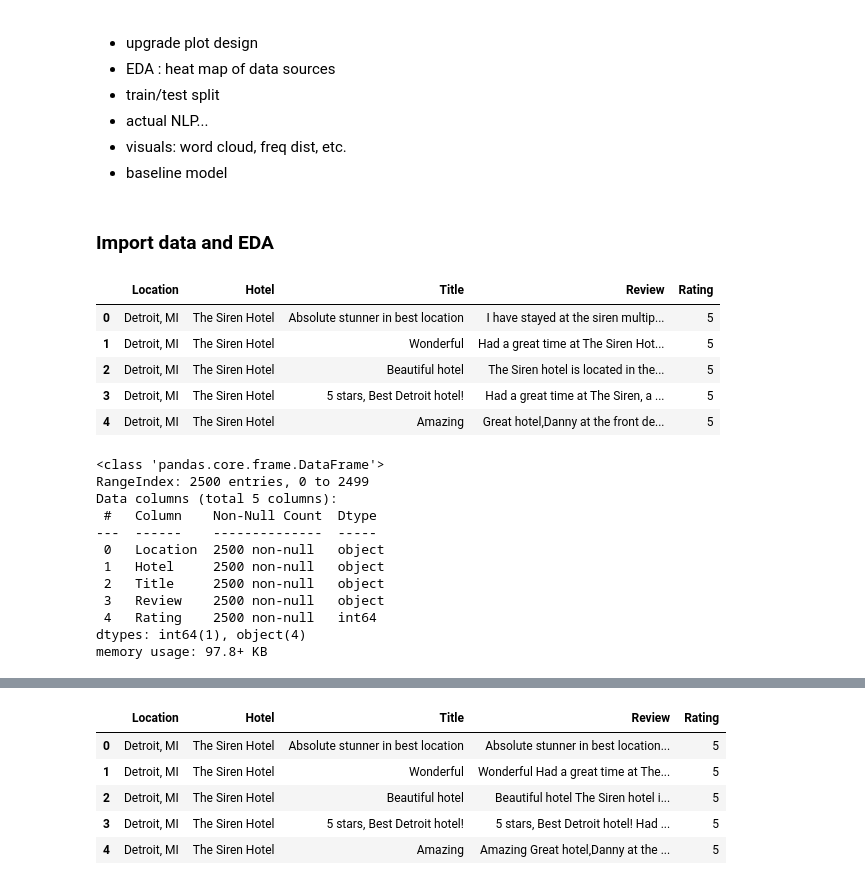
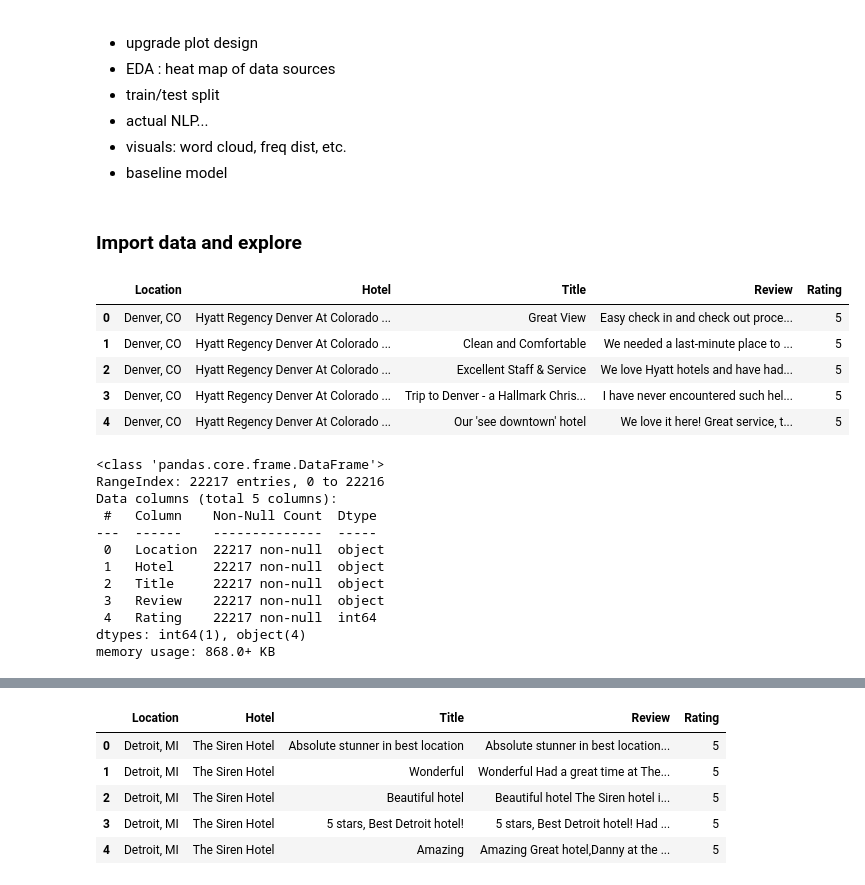
Before and after one commit to anna-dang/mod05-capstone-NLP, a Jupyter notebook: NLP_processing.ipynb, the cells around one changed output, grey strips where cells are left out. Saved outputs shown, nothing was run; the diff lists cells and outputs as text; code cells hidden in the pictures.

```diff
--- a/NLP_processing.ipynb
+++ b/NLP_processing.ipynb
@@ -23,29 +35,29 @@ import matplotlib.pyplot as plt
 # %% [markdown]
-### Import data and EDA
+### Import data and explore
 # %%
 # import test data
-df_raw = pd.read_csv("./data/test_data.csv")
+df_raw = pd.read_csv("./data/clean_scrape.csv")
 display(df_raw.head())
 
 # check for null/value types
 df_raw.info()
 # %% [output]
 |  | Location | Hotel | Title | Review | Rating |
-| 0 | Detroit, MI | The Siren Hotel | Absolute stunner in best location | I have stayed at the siren multip... | 5 |
-| 1 | Detroit, MI | The Siren Hotel | Wonderful | Had a great time at The Siren Hot... | 5 |
-| 2 | Detroit, MI | The Siren Hotel | Beautiful hotel | The Siren hotel is located in the... | 5 |
-| 3 | Detroit, MI | The Siren Hotel | 5 stars, Best Detroit hotel! | Had a great time at The Siren, a ... | 5 |
-| 4 | Detroit, MI | The Siren Hotel | Amazing | Great hotel,Danny at the front de... | 5 |
+| 0 | Denver, CO | Hyatt Regency Denver At Colorado ... | Great View | Easy check in and check out proce... | 5 |
+| 1 | Denver, CO | Hyatt Regency Denver At Colorado ... | Clean and Comfortable | We needed a last-minute place to ... | 5 |
+| 2 | Denver, CO | Hyatt Regency Denver At Colorado ... | Excellent Staff & Service | We love Hyatt hotels and have had... | 5 |
+| 3 | Denver, CO | Hyatt Regency Denver At Colorado ... | Trip to Denver - a Hallmark Chris... | I have never encountered such hel... | 5 |
+| 4 | Denver, CO | Hyatt Regency Denver At Colorado ... | Our 'see downtown' hotel | We love it here! Great service, t... | 5 |
 <class 'pandas.core.frame.DataFrame'>
-RangeIndex: 2500 entries, 0 to 2499
+RangeIndex: 22217 entries, 0 to 22216
 Data columns (total 5 columns):
  #   Column    Non-Null Count  Dtype
 ---  ------    --------------  -----
- 0   Location  2500 non-null   object
- 1   Hotel     2500 non-null   object
- 2   Title     2500 non-null   object
- 3   Review    2500 non-null   object
- 4   Rating    2500 non-null   int64
+ 0   Location  22217 non-null  object
+ 1   Hotel     22217 non-null  object
+ 2   Title     22217 non-null  object
+ 3   Review    22217 non-null  object
+ 4   Rating    22217 non-null  int64
 dtypes: int64(1), object(4)
-memory usage: 97.8+ KB
+memory usage: 868.0+ KB
 # %%
```
Also changed, not shown: parts of 35 cells of this notebook, 17 other files.
